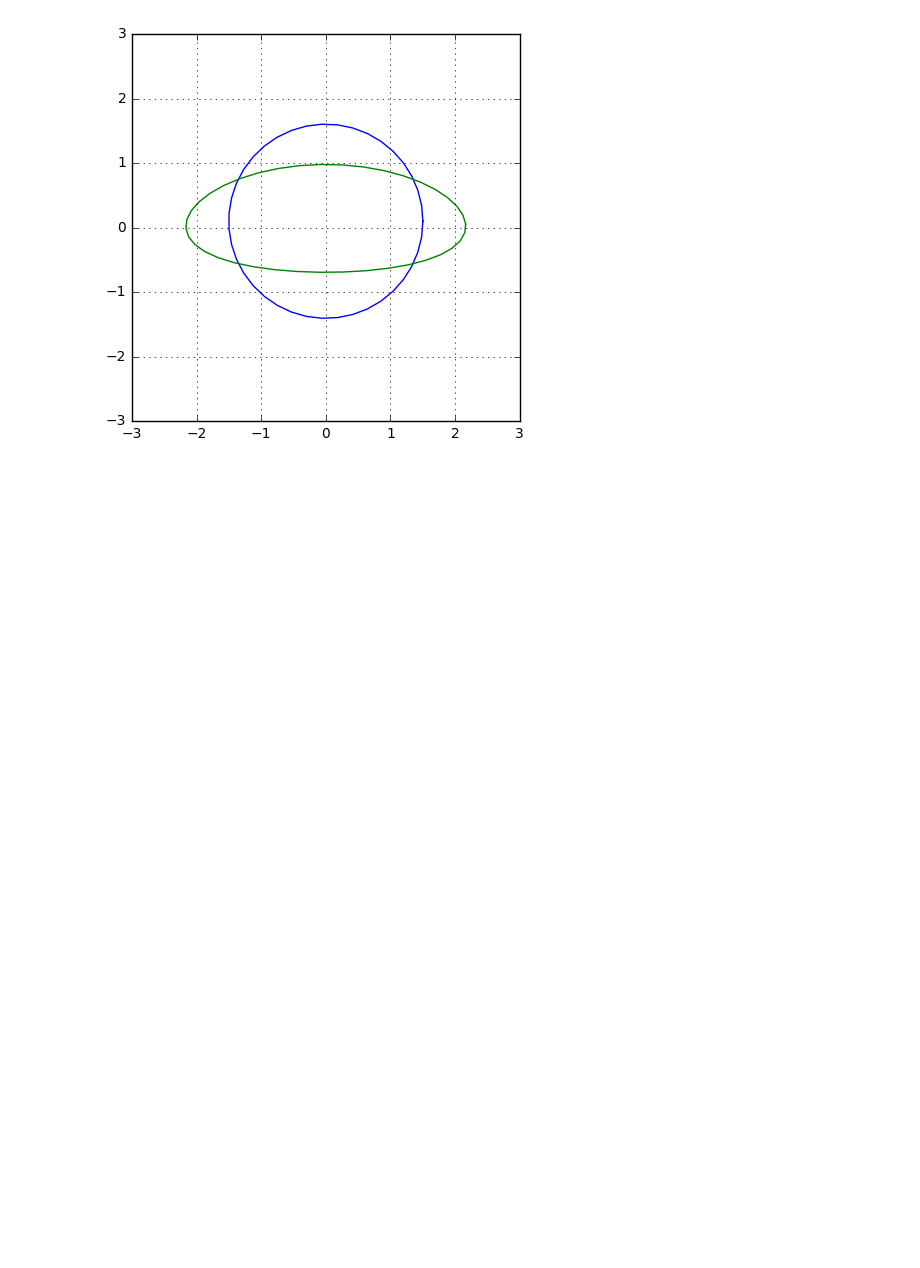
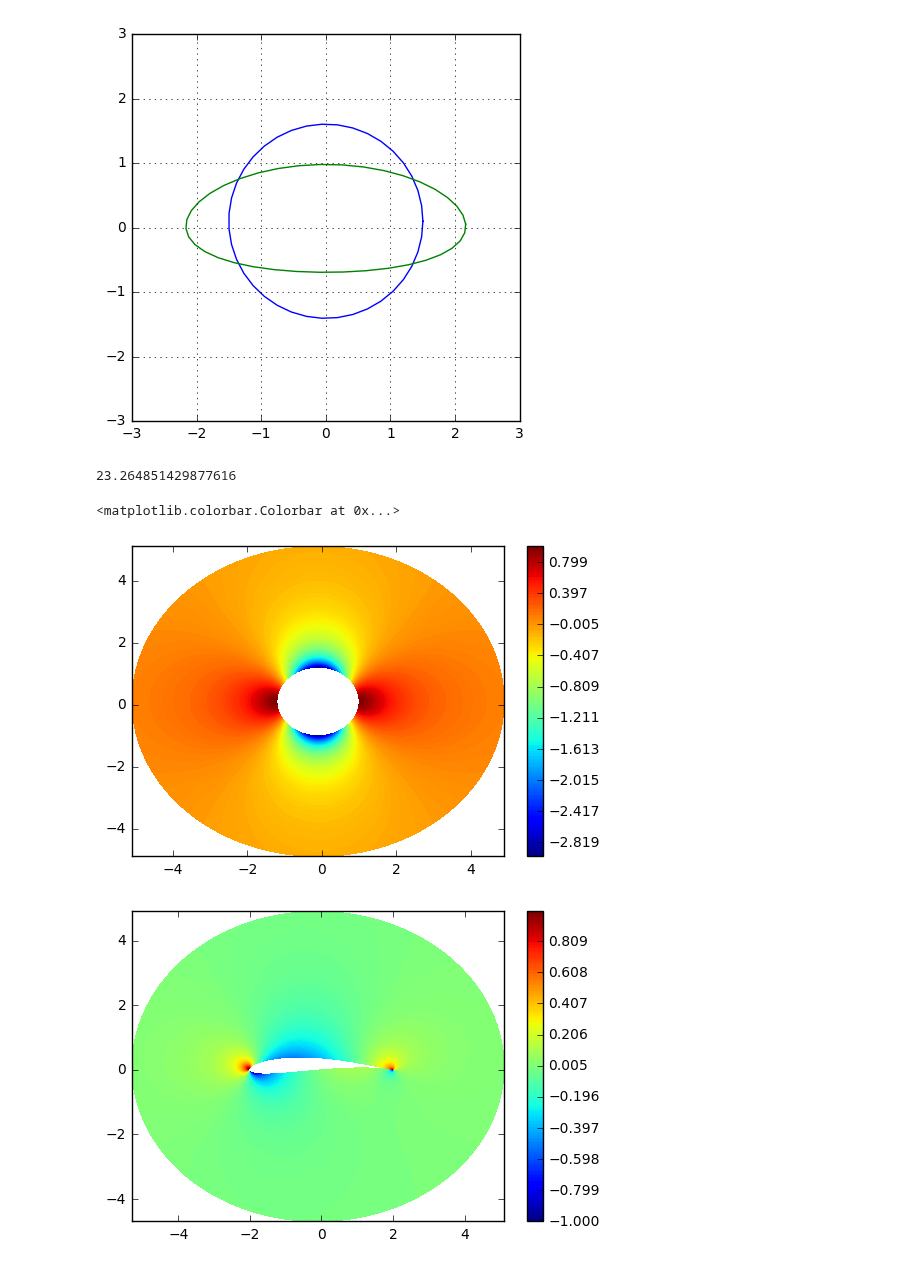
Before and after one commit to barbagroup/AeroPython-studentprojects2017, a Jupyter notebook: iamisrapel/Project_Joukowski_transformation.ipynb, the cells around one changed output. Drawn from its saved outputs; the diff is of its cells as text; code cells hidden in the pictures; blank space fills up the shorter version.

```diff
--- a/iamisrapel/Project_Joukowski_transformation.ipynb
+++ b/iamisrapel/Project_Joukowski_transformation.ipynb
@@ -238 +236,7 @@ u_inf=1.
+# %%
+#calculate the kappa of the doublet
+
+u_inf=1
+r_doublet=0
+kappa=2*math.pi*(r_doublet)**2 *u_inf
 # %%
@@ -264,0 +294,33 @@ def get_stream_function_doublet(strength, xd, yd, X, Y):
+# %%
+X,Y=get_plane_z(-0.1,0.1,numpy.sqrt(1.22))
+X_trans,Y_trans=get_plane_ztrans(X,Y)
+
+r_doublet=numpy.sqrt(1.22)
+kappa=2*math.pi*(r_doublet)**2 *u_inf
+
+u_doublet,v_doublet = get_velocity_doublet(kappa,-0.1,0.1,X,Y)
+u_total=1+u_doublet
+v_total=  v_doublet
+U=(u_total**2 + v_total**2)**0.5
+cpz=1-U**2
+
+Z=X+1j*Y
+u_total_trans,v_total_trans=velocity_transfer(u_total,v_total,1,Z)
+U_trans=(u_total_trans**2 + v_total_trans**2)**0.5
+cp=1-U_trans**2
+# %%
+numpy.max(U_trans)
+# %% [output]
+23.264851429877616
+# %%
+pyplot.figure()
+conf=pyplot.contourf(X,Y,cpz,levels=numpy.linspace(numpy.min(cpz),numpy.max(cpz),200))
+pyplot.colorbar(conf)
+
+pyplot.figure()
+conff=pyplot.contourf(X_trans,Y_trans,cp,levels=numpy.linspace(-1,1,200))
+pyplot.colorbar(conff)
+# %% [output]
+<matplotlib.colorbar.Colorbar at 0x...>
+[figure, added]
+[figure, added]
```
Also changed, not shown: parts of 6 cells of this notebook.
